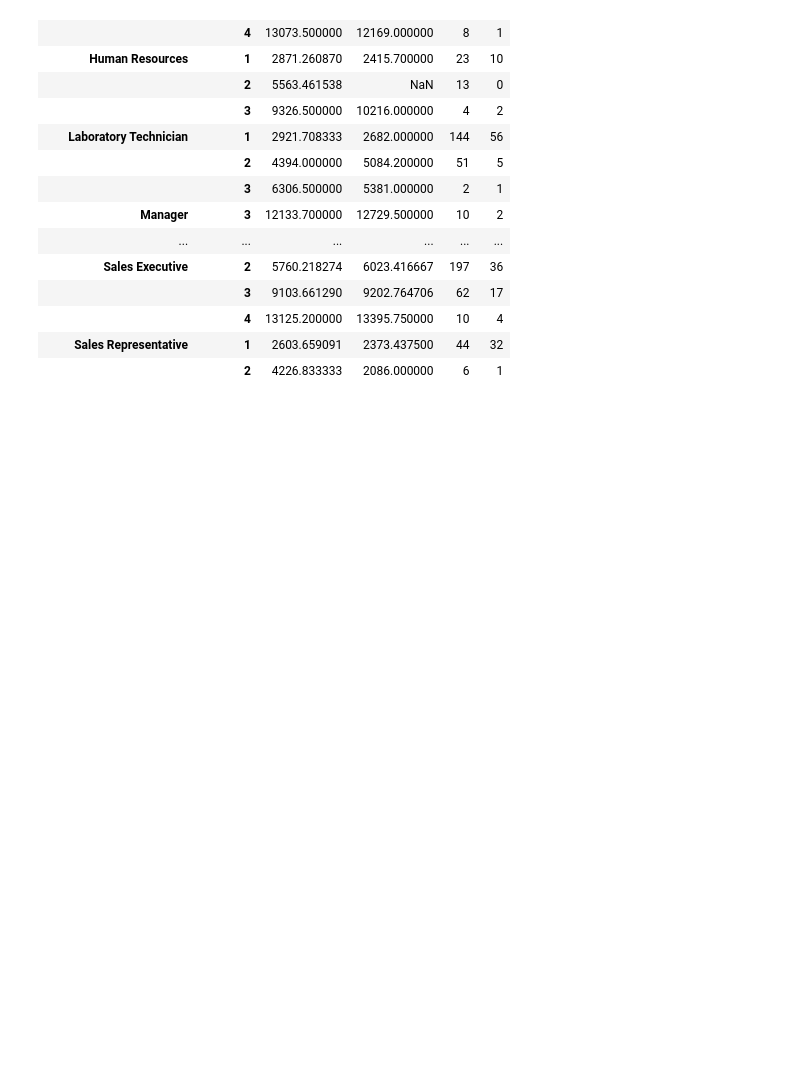
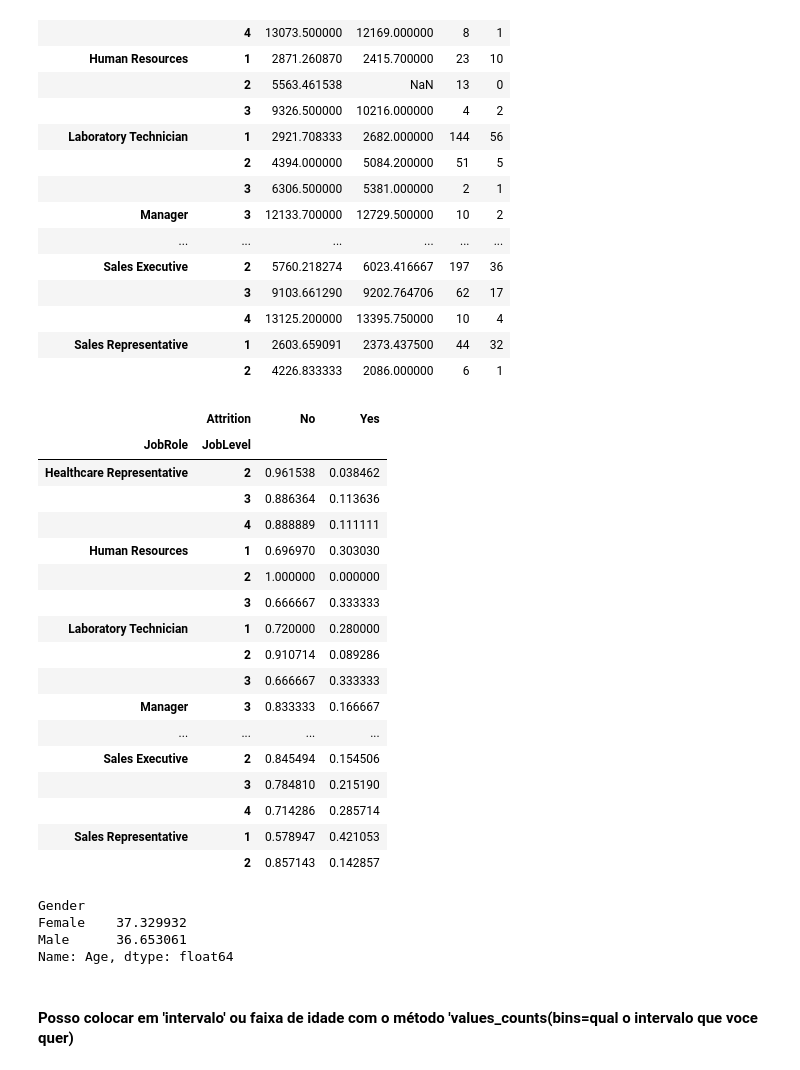
Before and after one commit to OjedaProgramador/Analise_dados_versao_2, a Jupyter notebook: IBM.ipynb, the cells around one changed output. Cells and saved outputs as stored; diff of their text form; code cells hidden in the pictures; blank space fills up the shorter version.

```diff
--- a/IBM.ipynb
+++ b/IBM.ipynb
@@ -450,3 +450,37 @@ BASE_NOVO.pivot_table(
 |  | 4 | 13125.200000 | 13395.750000 | 10 | 4 |
 | Sales Representative | 1 | 2603.659091 | 2373.437500 | 44 | 32 |
 |  | 2 | 4226.833333 | 2086.000000 | 6 | 1 |
+# %%
+pd.crosstab(
+    [BASE_NOVO['JobRole'], BASE_NOVO['JobLevel']],
+    BASE_NOVO['Attrition'],
+    normalize='index',
+).style.background_gradient(cmap='RdYlGn', axis='columns', vmin=0,vmax=1)
+# %% [output]
+|  | Attrition | No | Yes |
+| JobRole | JobLevel |  |  |
+| Healthcare Representative | 2 | 0.961538 | 0.038462 |
+|  | 3 | 0.886364 | 0.113636 |
+|  | 4 | 0.888889 | 0.111111 |
+| Human Resources | 1 | 0.696970 | 0.303030 |
+|  | 2 | 1.000000 | 0.000000 |
+|  | 3 | 0.666667 | 0.333333 |
+| Laboratory Technician | 1 | 0.720000 | 0.280000 |
+|  | 2 | 0.910714 | 0.089286 |
+|  | 3 | 0.666667 | 0.333333 |
+| Manager | 3 | 0.833333 | 0.166667 |
+| ... | ... | ... | ... |
+| Sales Executive | 2 | 0.845494 | 0.154506 |
+|  | 3 | 0.784810 | 0.215190 |
+|  | 4 | 0.714286 | 0.285714 |
+| Sales Representative | 1 | 0.578947 | 0.421053 |
+|  | 2 | 0.857143 | 0.142857 |
+# %%
+BASE_NOVO.groupby('Gender', observed=True)['Age'].mean()
+# %% [output]
+Gender
+Female    37.329932
+Male      36.653061
+Name: Age, dtype: float64
+# %% [markdown]
+#### Posso colocar em 'intervalo' ou faixa de idade com o método 'values_counts(bins=qual o intervalo que voce quer)
```
Also changed, not shown: parts of 1 cell of this notebook, 1 other file.
